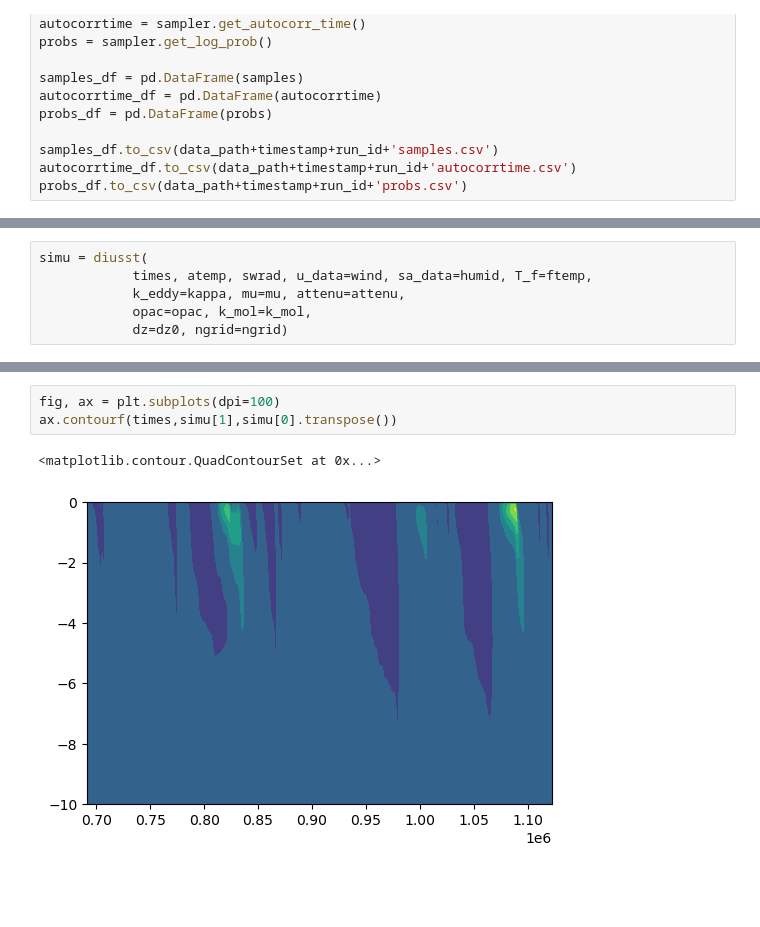
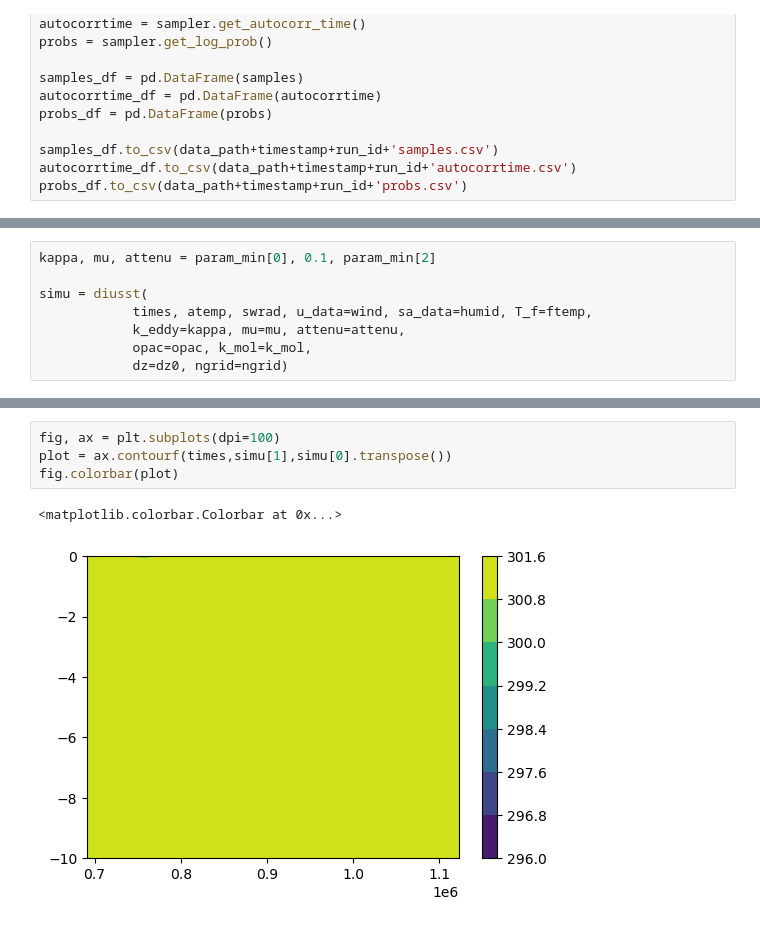
Before and after one commit to reykboerner/diusst, a Jupyter notebook: code/run_bayesian.ipynb, the cells around one changed output, grey strips where cells are left out. Saved outputs shown, nothing was run; the diff lists cells and outputs as text; blank space fills up the shorter version.

```diff
--- a/code/run_bayesian.ipynb
+++ b/code/run_bayesian.ipynb
@@ -176,4 +176,6 @@ print((time.time()-simstart)*10000)
 # %%
+kappa, mu, attenu = param_min[0], 0.1, param_min[2]
+
 simu = diusst(
             times, atemp, swrad, u_data=wind, sa_data=humid, T_f=ftemp,
             k_eddy=kappa, mu=mu, attenu=attenu,
@@ -190,6 +200,7 @@ plt.plot(times/86400,simu[0][:,0]-ftemp)
 # %%
 fig, ax = plt.subplots(dpi=100)
-ax.contourf(times,simu[1],simu[0].transpose())
+plot = ax.contourf(times,simu[1],simu[0].transpose())
+fig.colorbar(plot)
 # %% [output]
-<matplotlib.contour.QuadContourSet at 0x...>
+<matplotlib.colorbar.Colorbar at 0x...>
-[figure, old version]
+[figure, new version]
```
Also changed, not shown: parts of 4 cells of this notebook, 1 other file.
